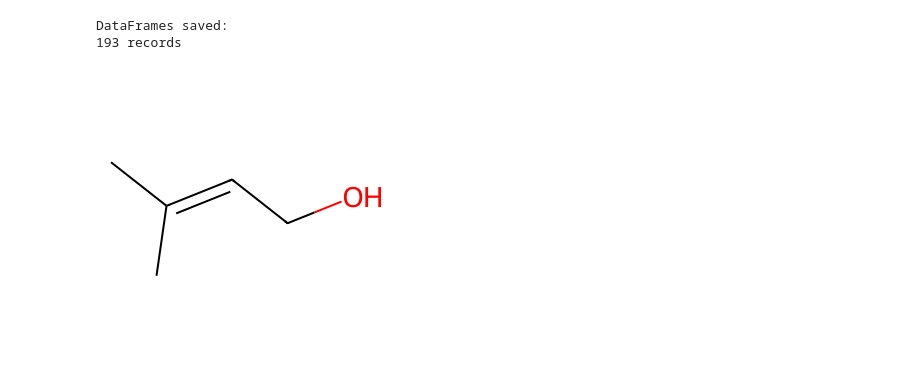
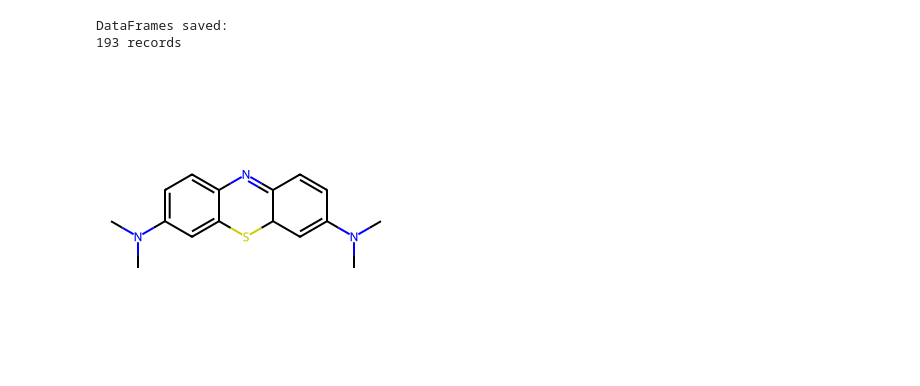
Before and after one commit to igmure/Redox_pred, a Jupyter notebook: dataset.ipynb, the cells around one changed output. Cells and saved outputs as stored; diff of their text form; code cells hidden in the pictures.

```diff
--- a/dataset.ipynb
+++ b/dataset.ipynb
@@ -187,15 +187,15 @@ DataFrames saved:
 # %%
 from rdkit import Chem
 from rdkit.Chem import Draw
 
 # Define the SMILES string
-smiles_string = "CC(C)=CCO"
+smiles_string = "	CN(C)C1=CC2SC3=CC(=CC=C3N=C2C=C1)N(C)C"
 
 # Convert the SMILES string to a molecule
 mol = Chem.MolFromSmiles(smiles_string)
 
 # Draw the molecule and display the image
 img = Draw.MolToImage(mol)
 img.show()
 # %% [output]
-[figure, old version]
+[figure, new version]
```
Also changed, not shown: parts of 4 cells of this notebook, 5 other files.
